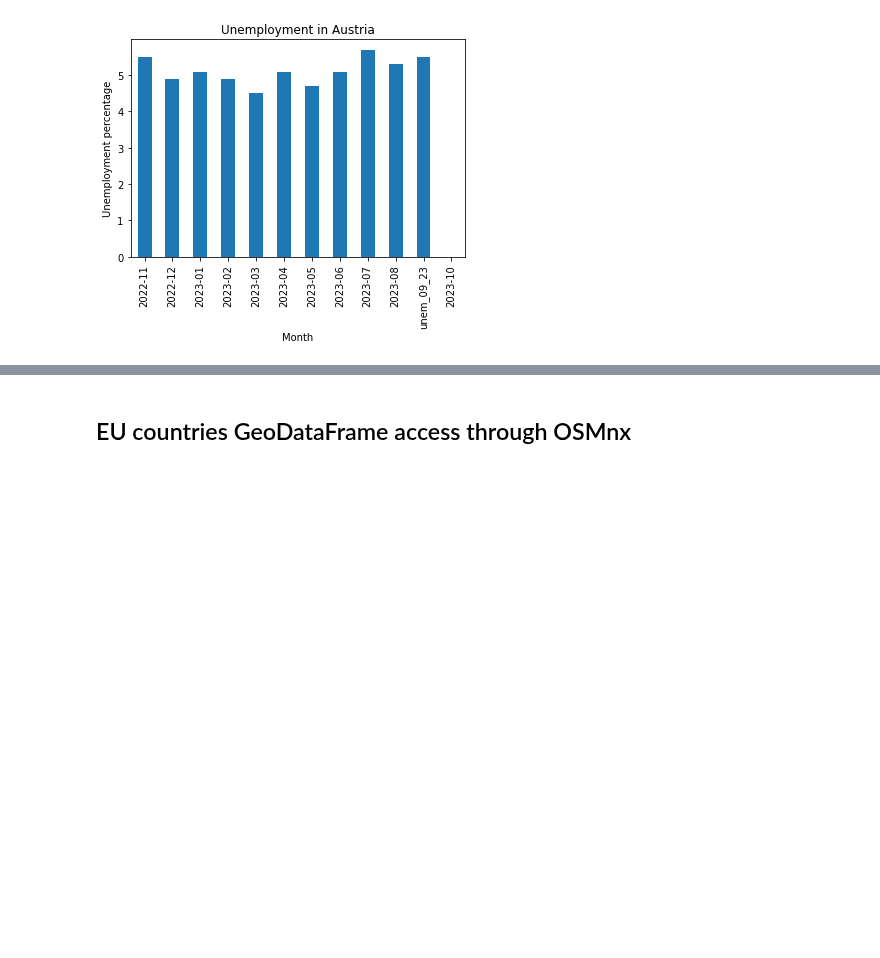
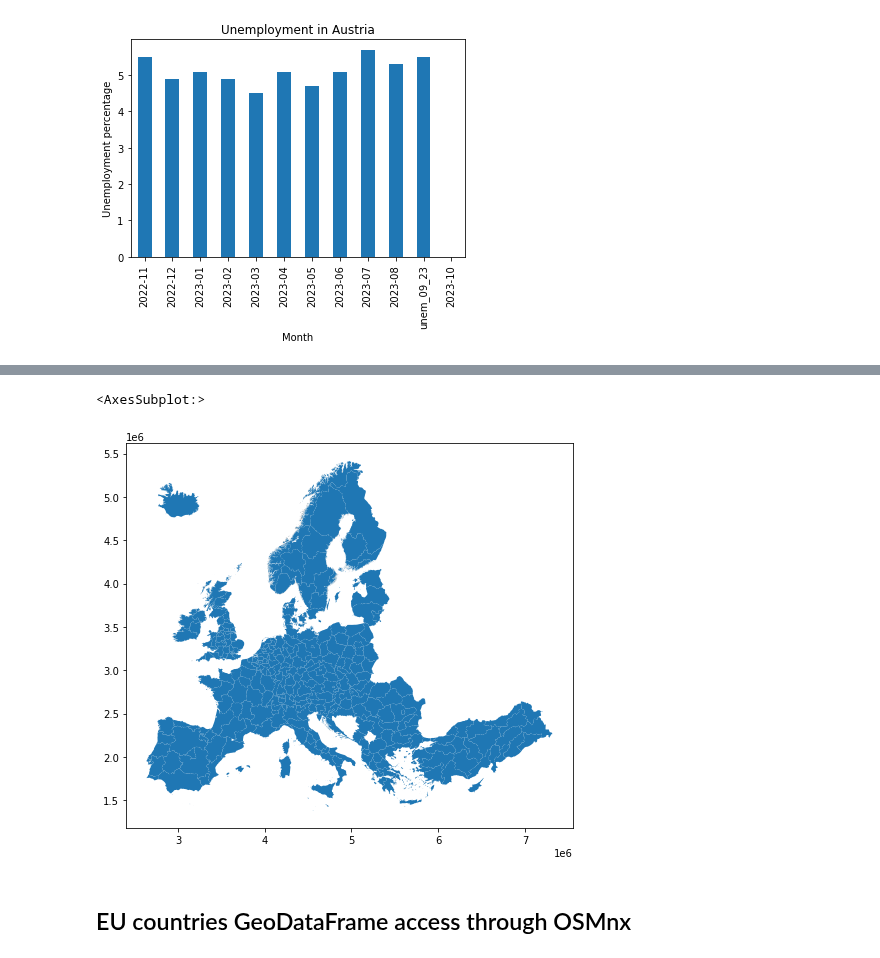
Before and after one commit to GISAdamToth/ArcGIS_Notebooks_thesis, a Jupyter notebook: eurostat/eurostat.ipynb, the cells around one changed output, grey strips where cells are left out. Drawn from its saved outputs; the diff is of its cells as text; code cells hidden in the pictures; blank space fills up the shorter version.

```diff
--- a/eurostat/eurostat.ipynb
+++ b/eurostat/eurostat.ipynb
@@ -176,3 +273,9 @@ _ = ax.set_ylabel('Unemployment percentage')
+# %%
+nuts2_gdf = nuts2_gdf.to_crs("EPSG:3035")
+nuts2_gdf.plot(figsize=(8, 8))
+# %% [output]
+<AxesSubplot:>
+[figure, added]
 # %% [markdown]
 ## EU countries GeoDataFrame access through OSMnx
 # %%
```
Also changed, not shown: parts of 23 cells of this notebook, 2 other files.
